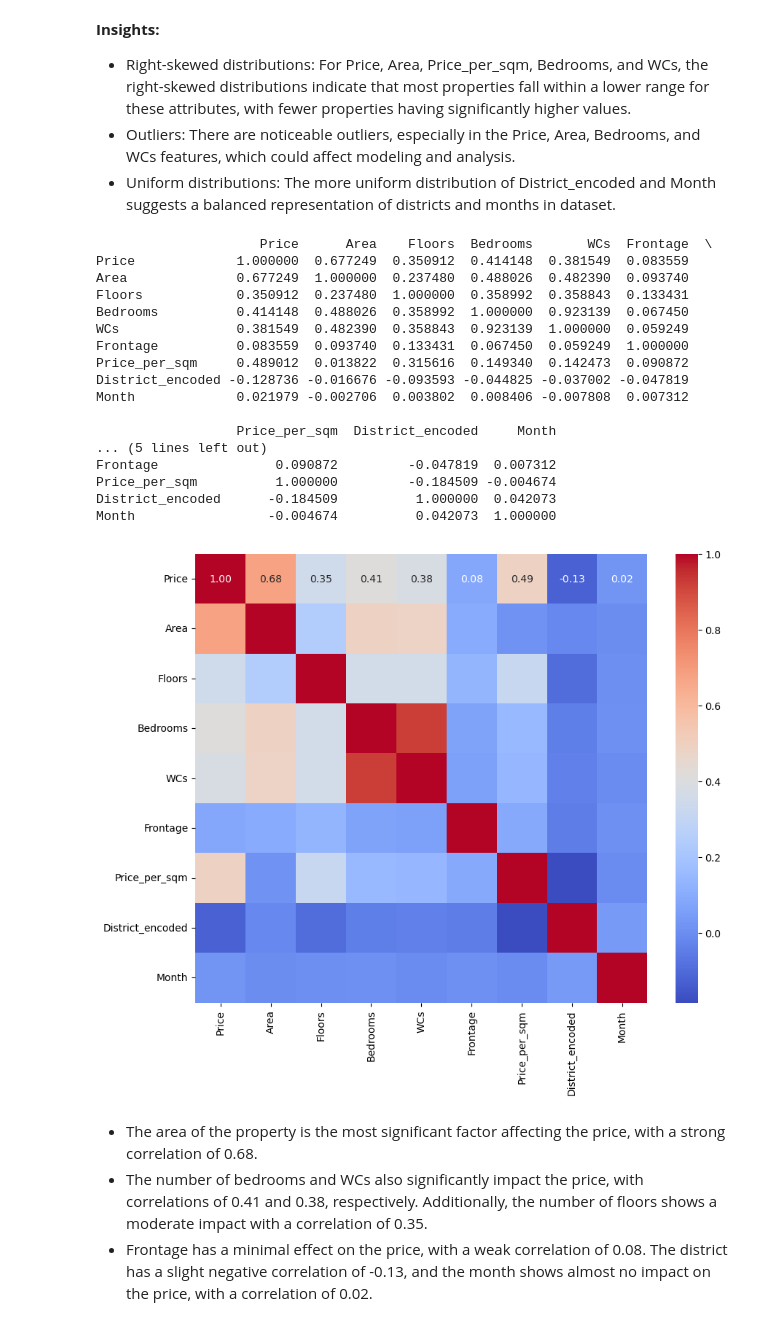
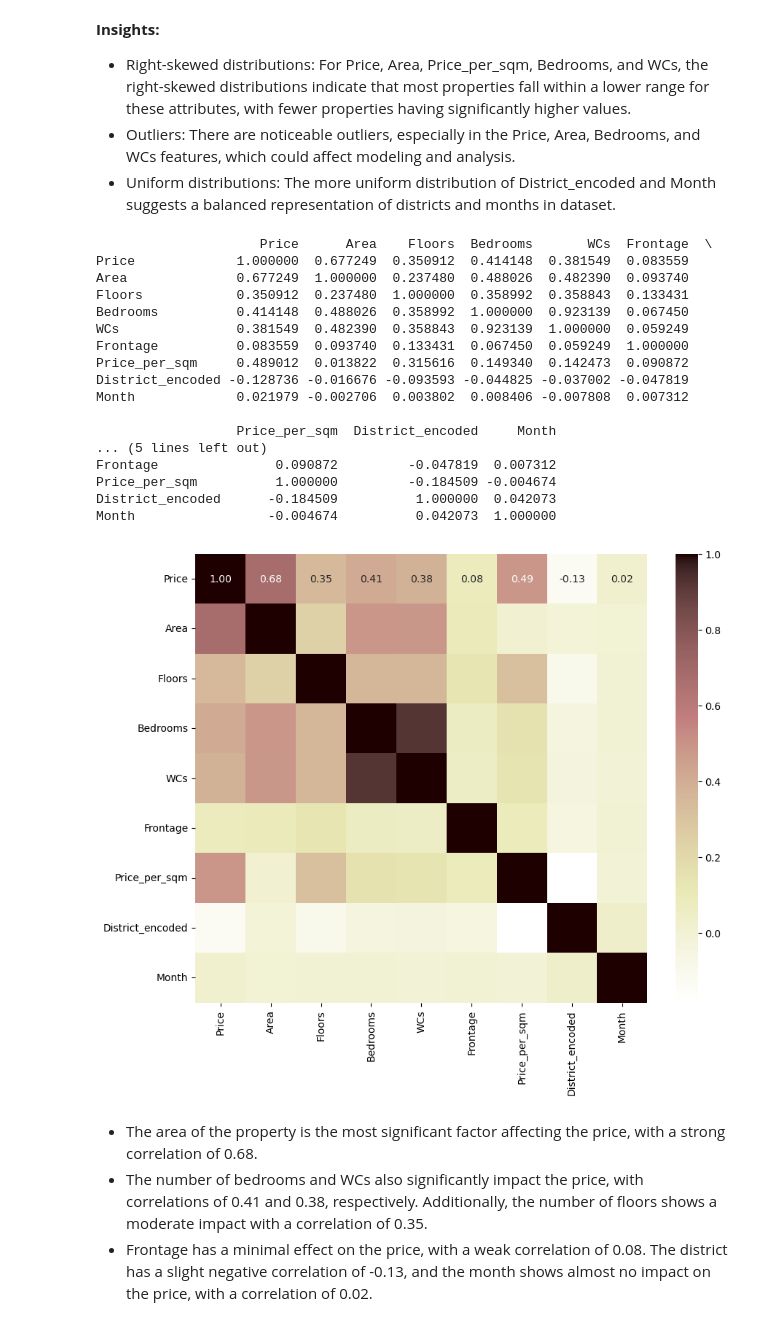
Before and after one commit to vtphatt2/House-Price-Prediction, a Jupyter notebook: DataPreprocessing/data_preprocessing.ipynb, the cells around one changed output. Saved outputs shown, nothing was run; the diff lists cells and outputs as text; code cells hidden in the pictures.

```diff
--- a/DataPreprocessing/data_preprocessing.ipynb
+++ b/DataPreprocessing/data_preprocessing.ipynb
@@ -886,33 +900,33 @@ plt.show()
 # %%
 # Tính toán ma trận tương quan mà không bao gồm cột 'Price_per_sqm'
 corr_matrix = df[numeric_features].corr()
 
 # Hiển thị ma trận tương quan
 print(corr_matrix)
 
 # Vẽ Heatmap cho ma trận tương quan
 plt.figure(figsize = (10, 8))
-sns.heatmap(corr_matrix, annot = True, cmap = 'coolwarm', fmt = '.2f')
+sns.heatmap(corr_matrix, annot = True, cmap = 'pink_r', fmt = '.2f', cbar = True)
 plt.show()
 # %% [output]
                      Price      Area    Floors  Bedrooms       WCs  Frontage  \
 Price             1.000000  0.677249  0.350912  0.414148  0.381549  0.083559
 Area              0.677249  1.000000  0.237480  0.488026  0.482390  0.093740
 Floors            0.350912  0.237480  1.000000  0.358992  0.358843  0.133431
 Bedrooms          0.414148  0.488026  0.358992  1.000000  0.923139  0.067450
 WCs               0.381549  0.482390  0.358843  0.923139  1.000000  0.059249
 Frontage          0.083559  0.093740  0.133431  0.067450  0.059249  1.000000
 Price_per_sqm     0.489012  0.013822  0.315616  0.149340  0.142473  0.090872
 District_encoded -0.128736 -0.016676 -0.093593 -0.044825 -0.037002 -0.047819
 Month             0.021979 -0.002706  0.003802  0.008406 -0.007808  0.007312
 
                   Price_per_sqm  District_encoded     Month
 ... (5 lines left out)
 Frontage               0.090872         -0.047819  0.007312
 Price_per_sqm          1.000000         -0.184509 -0.004674
 District_encoded      -0.184509          1.000000  0.042073
 Month                 -0.004674          0.042073  1.000000
-[figure, old version]
+[figure, new version]
 # %% [markdown]
 
 
```
Also changed, not shown: parts of 2 cells of this notebook.
